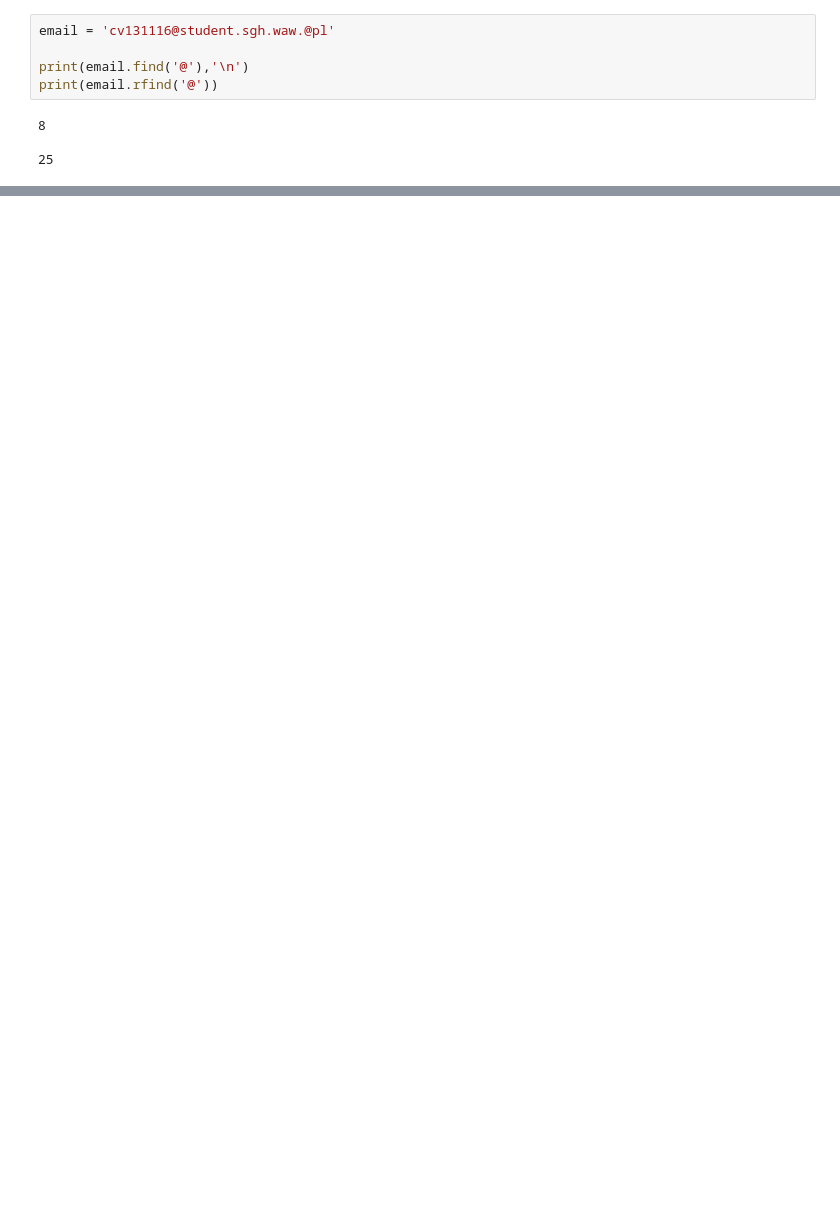
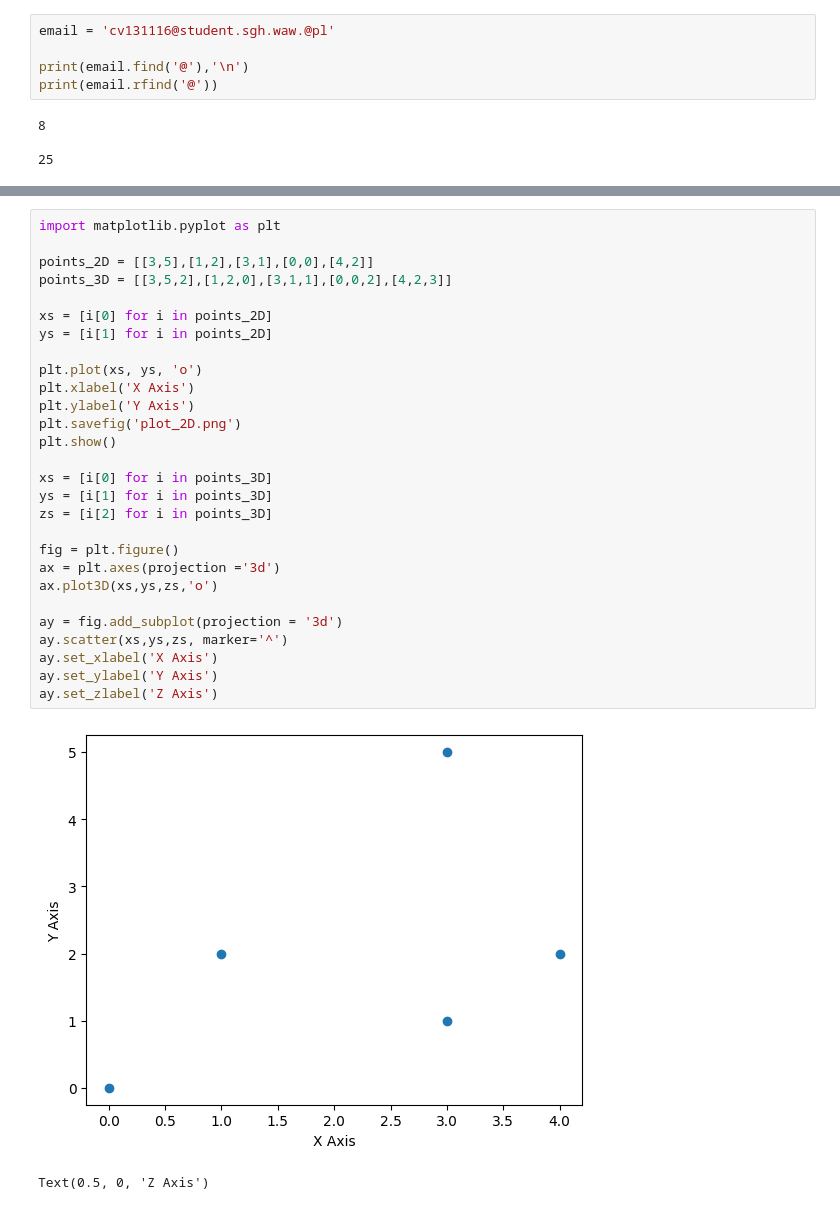
Before and after one commit to cuongvoSGH/Cuong_at_SGH, a Jupyter notebook: Python_Programming.ipynb, the cells around one changed output, grey strips where cells are left out. Saved outputs shown, nothing was run; the diff lists cells and outputs as text; blank space fills up the shorter version.

Commit message:
Plot

```diff
--- a/Python_Programming.ipynb
+++ b/Python_Programming.ipynb
@@ -319,0 +338,31 @@ print(email.rfind('@'))
+# %%
+import matplotlib.pyplot as plt
+
+points_2D = [[3,5],[1,2],[3,1],[0,0],[4,2]]
+points_3D = [[3,5,2],[1,2,0],[3,1,1],[0,0,2],[4,2,3]]
+
+xs = [i[0] for i in points_2D]
+ys = [i[1] for i in points_2D]
+
+plt.plot(xs, ys, 'o')
+plt.xlabel('X Axis')
+plt.ylabel('Y Axis')
+plt.savefig('plot_2D.png')
+plt.show()
+
+xs = [i[0] for i in points_3D]
+ys = [i[1] for i in points_3D]
+zs = [i[2] for i in points_3D]
+
+fig = plt.figure()
+ax = plt.axes(projection ='3d')
+ax.plot3D(xs,ys,zs,'o')
+
+ay = fig.add_subplot(projection = '3d')
+ay.scatter(xs,ys,zs, marker='^')
+ay.set_xlabel('X Axis')
+ay.set_ylabel('Y Axis')
+ay.set_zlabel('Z Axis')
+# %% [output]
+[figure, added]
+Text(0.5, 0, 'Z Axis')
```
Also changed, not shown: parts of 6 cells of this notebook, 4 other files.
